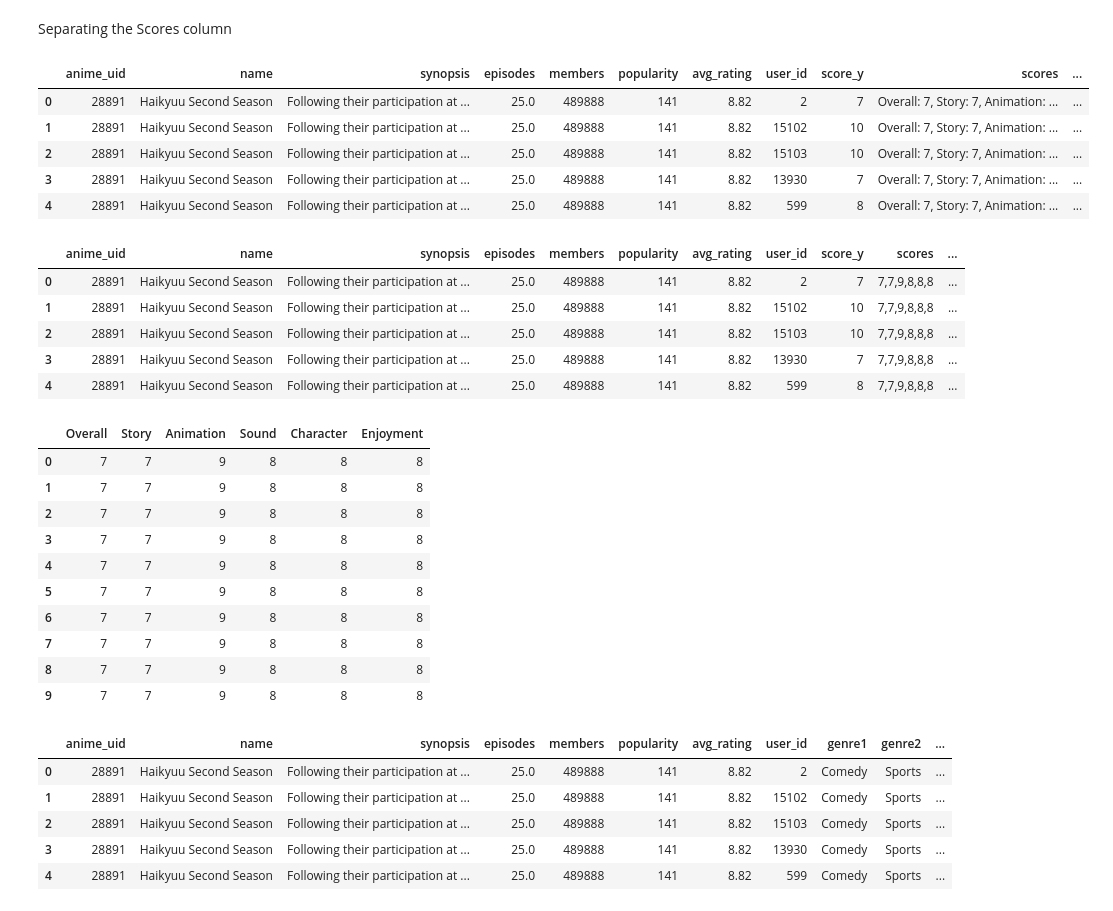
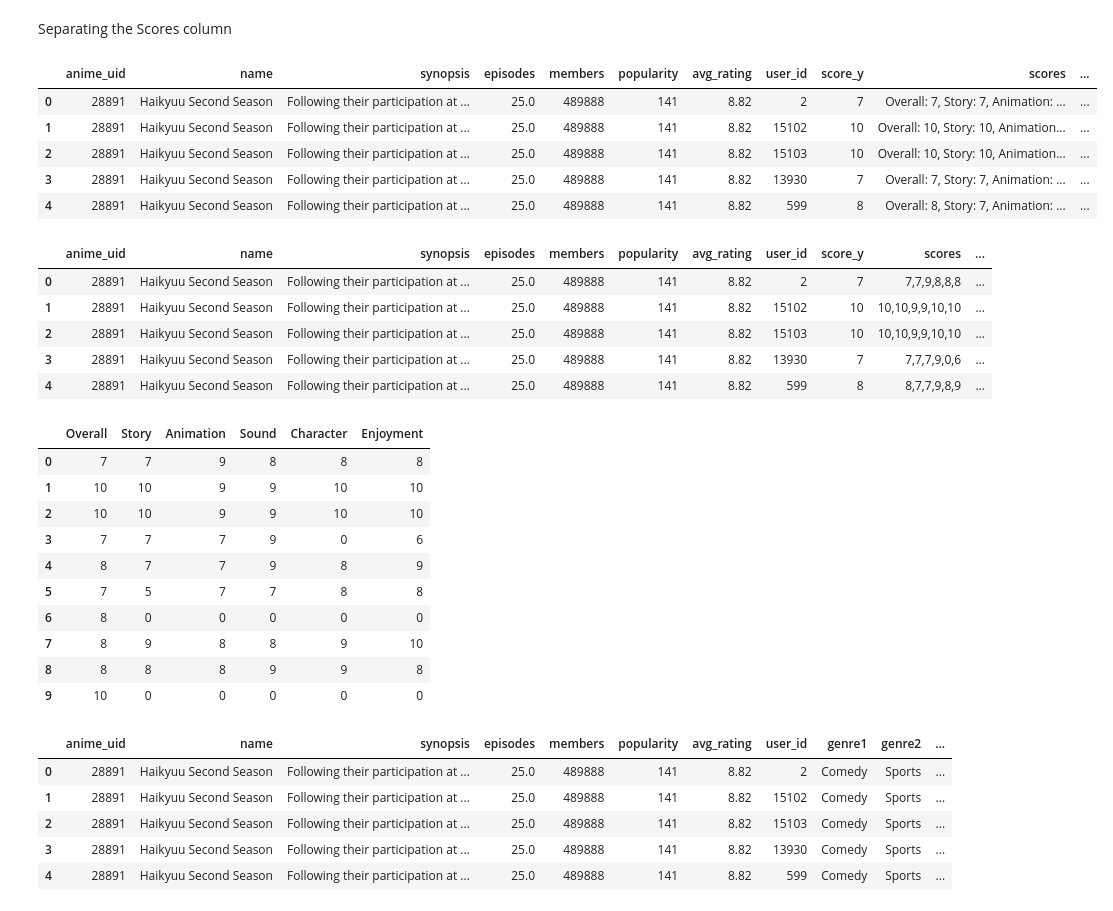
Before and after one commit to Haaris-Syed/AnimeRecommender, a Jupyter notebook: AnimeDataset-Preprocessing.ipynb, the cells around one changed output. Drawn from its saved outputs; the diff is of its cells as text; code cells hidden in the pictures.

```diff
--- a/AnimeDataset-Preprocessing.ipynb
+++ b/AnimeDataset-Preprocessing.ipynb
@@ -112,8 +112,9 @@ merged_anime_reviews_df.head()
 Categorical encoding -> Separating genres into their own respective column
 # %%
 # replace the characters "[]'" with an empty space as the genre column is already of type string
-merged_anime_reviews_df['genre'] = [merged_anime_reviews_df['genre'][0].translate(
-    {ord(i): "" for i in "[]'"}) for anime in merged_anime_reviews_df['genre']]
+merged_anime_reviews_df['genre'] = merged_anime_reviews_df['genre'].str.replace("'", "", regex=False)
+merged_anime_reviews_df['genre'] = merged_anime_reviews_df['genre'].str.replace("[", "", regex=False)
+merged_anime_reviews_df['genre'] = merged_anime_reviews_df['genre'].str.replace("]", "", regex=False)
 
 merged_anime_reviews_df.head(5)
 # %% [output]
@@ -157,26 +158,30 @@ merged_anime_reviews_df.head()
 # %% [markdown]
 Separating the Scores column
 # %%
-merged_anime_reviews_df['scores'] = [merged_anime_reviews_df['scores'][0].translate({ord(i): "" for i in "{}'"}) for anime in merged_anime_reviews_df['scores']]
+# merged_anime_reviews_df['scores'] = [merged_anime_reviews_df['scores'][0].translate({ord(i): "" for i in "{}'"}) for anime in merged_anime_reviews_df['scores']]
+
+merged_anime_reviews_df['scores'] = merged_anime_reviews_df['scores'].str.replace("'", "", regex=False)
+merged_anime_reviews_df['scores'] = merged_anime_reviews_df['scores'].str.replace("{", "", regex=False)
+merged_anime_reviews_df['scores'] = merged_anime_reviews_df['scores'].str.replace("}", "", regex=False)
 
 merged_anime_reviews_df.head(5)
 # %% [output]
 |  | anime_uid | name | synopsis | episodes | members | popularity | avg_rating | user_id | score_y | scores | ... |
 | 0 | 28891 | Haikyuu Second Season | Following their participation at ... | 25.0 | 489888 | 141 | 8.82 | 2 | 7 | Overall: 7, Story: 7, Animation: ... | ... |
-| 1 | 28891 | Haikyuu Second Season | Following their participation at ... | 25.0 | 489888 | 141 | 8.82 | 15102 | 10 | Overall: 7, Story: 7, Animation: ... | ... |
-| 2 | 28891 | Haikyuu Second Season | Following their participation at ... | 25.0 | 489888 | 141 | 8.82 | 15103 | 10 | Overall: 7, Story: 7, Animation: ... | ... |
+| 1 | 28891 | Haikyuu Second Season | Following their participation at ... | 25.0 | 489888 | 141 | 8.82 | 15102 | 10 | Overall: 10, Story: 10, Animation... | ... |
+| 2 | 28891 | Haikyuu Second Season | Following their participation at ... | 25.0 | 489888 | 141 | 8.82 | 15103 | 10 | Overall: 10, Story: 10, Animation... | ... |
 | 3 | 28891 | Haikyuu Second Season | Following their participation at ... | 25.0 | 489888 | 141 | 8.82 | 13930 | 7 | Overall: 7, Story: 7, Animation: ... | ... |
-| 4 | 28891 | Haikyuu Second Season | Following their participation at ... | 25.0 | 489888 | 141 | 8.82 | 599 | 8 | Overall: 7, Story: 7, Animation: ... | ... |
+| 4 | 28891 | Haikyuu Second Season | Following their participation at ... | 25.0 | 489888 | 141 | 8.82 | 599 | 8 | Overall: 8, Story: 7, Animation: ... | ... |
 # %%
 merged_anime_reviews_df['scores'] = [re.sub("[^0-9,]", "", anime) for anime in merged_anime_reviews_df['scores']]
 merged_anime_reviews_df.head()
 # %% [output]
 |  | anime_uid | name | synopsis | episodes | members | popularity | avg_rating | user_id | score_y | scores | ... |
 | 0 | 28891 | Haikyuu Second Season | Following their participation at ... | 25.0 | 489888 | 141 | 8.82 | 2 | 7 | 7,7,9,8,8,8 | ... |
-| 1 | 28891 | Haikyuu Second Season | Following their participation at ... | 25.0 | 489888 | 141 | 8.82 | 15102 | 10 | 7,7,9,8,8,8 | ... |
-| 2 | 28891 | Haikyuu Second Season | Following their participation at ... | 25.0 | 489888 | 141 | 8.82 | 15103 | 10 | 7,7,9,8,8,8 | ... |
-| 3 | 28891 | Haikyuu Second Season | Following their participation at ... | 25.0 | 489888 | 141 | 8.82 | 13930 | 7 | 7,7,9,8,8,8 | ... |
-| 4 | 28891 | Haikyuu Second Season | Following their participation at ... | 25.0 | 489888 | 141 | 8.82 | 599 | 8 | 7,7,9,8,8,8 | ... |
+| 1 | 28891 | Haikyuu Second Season | Following their participation at ... | 25.0 | 489888 | 141 | 8.82 | 15102 | 10 | 10,10,9,9,10,10 | ... |
+| 2 | 28891 | Haikyuu Second Season | Following their participation at ... | 25.0 | 489888 | 141 | 8.82 | 15103 | 10 | 10,10,9,9,10,10 | ... |
+| 3 | 28891 | Haikyuu Second Season | Following their participation at ... | 25.0 | 489888 | 141 | 8.82 | 13930 | 7 | 7,7,7,9,0,6 | ... |
+| 4 | 28891 | Haikyuu Second Season | Following their participation at ... | 25.0 | 489888 | 141 | 8.82 | 599 | 8 | 8,7,7,9,8,9 | ... |
 # %%
 # Order of columns -> Overall: 7, Story: 7, Animation: 9, Sound: 8, Character: 8, Enjoyment: 8
 ratings = merged_anime_reviews_df['scores'].str.split(",", expand=True)
@@ -186,15 +191,15 @@ ratings.head(10)
 # %% [output]
 |  | Overall | Story | Animation | Sound | Character | Enjoyment |
 | 0 | 7 | 7 | 9 | 8 | 8 | 8 |
-| 1 | 7 | 7 | 9 | 8 | 8 | 8 |
-| 2 | 7 | 7 | 9 | 8 | 8 | 8 |
-| 3 | 7 | 7 | 9 | 8 | 8 | 8 |
-| 4 | 7 | 7 | 9 | 8 | 8 | 8 |
-| 5 | 7 | 7 | 9 | 8 | 8 | 8 |
-| 6 | 7 | 7 | 9 | 8 | 8 | 8 |
-| 7 | 7 | 7 | 9 | 8 | 8 | 8 |
-| 8 | 7 | 7 | 9 | 8 | 8 | 8 |
-| 9 | 7 | 7 | 9 | 8 | 8 | 8 |
+| 1 | 10 | 10 | 9 | 9 | 10 | 10 |
+| 2 | 10 | 10 | 9 | 9 | 10 | 10 |
+| 3 | 7 | 7 | 7 | 9 | 0 | 6 |
+| 4 | 8 | 7 | 7 | 9 | 8 | 9 |
+| 5 | 7 | 5 | 7 | 7 | 8 | 8 |
+| 6 | 8 | 0 | 0 | 0 | 0 | 0 |
+| 7 | 8 | 9 | 8 | 8 | 9 | 10 |
+| 8 | 8 | 8 | 8 | 9 | 9 | 8 |
+| 9 | 10 | 0 | 0 | 0 | 0 | 0 |
 # %%
 merged_anime_reviews_df.drop(['score_y', 'scores'], axis=1, inplace=True)
 merged_anime_reviews_df = pd.concat([merged_anime_reviews_df, ratings], axis=1)
```
Also changed, not shown: parts of 8 cells of this notebook.
